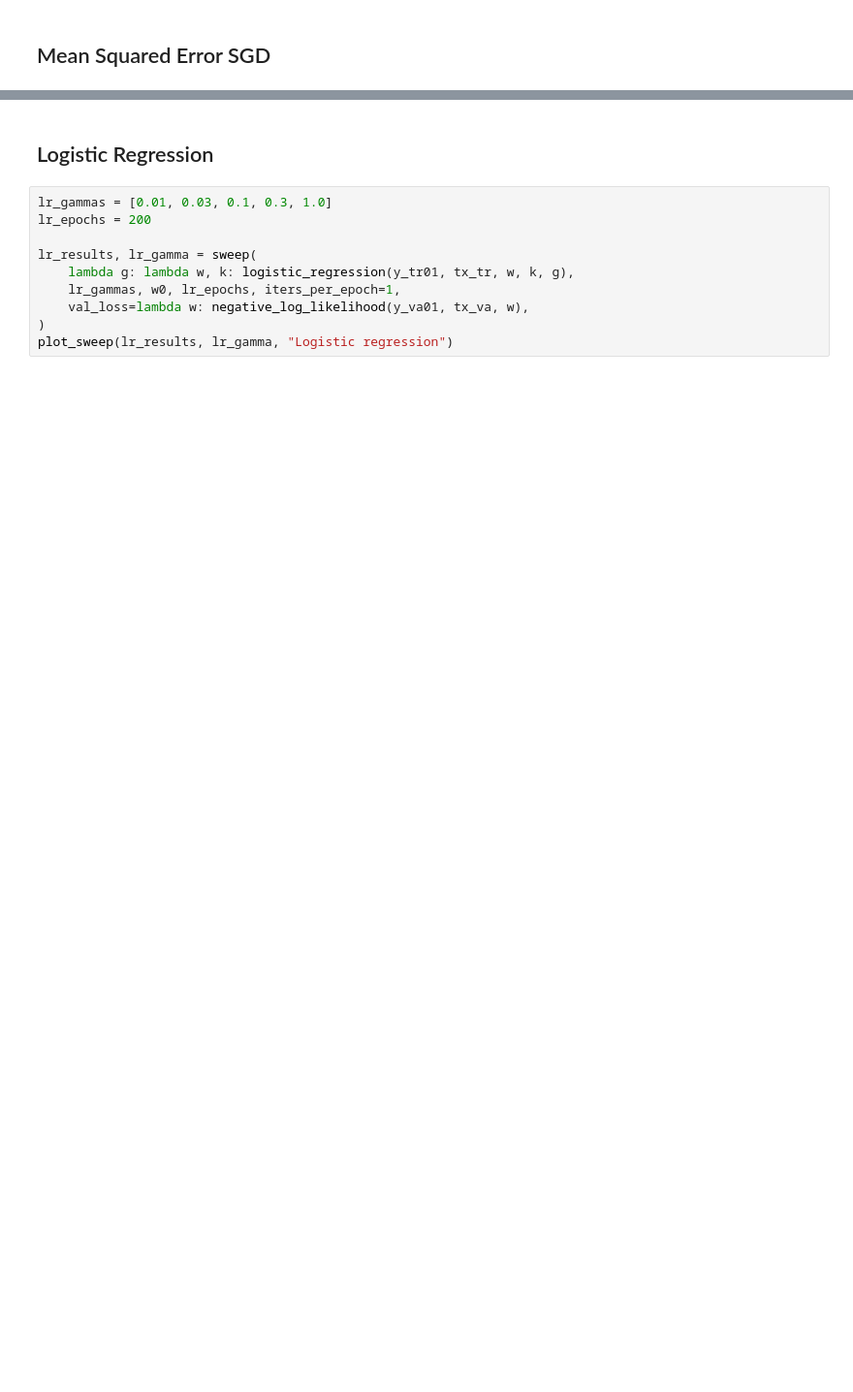
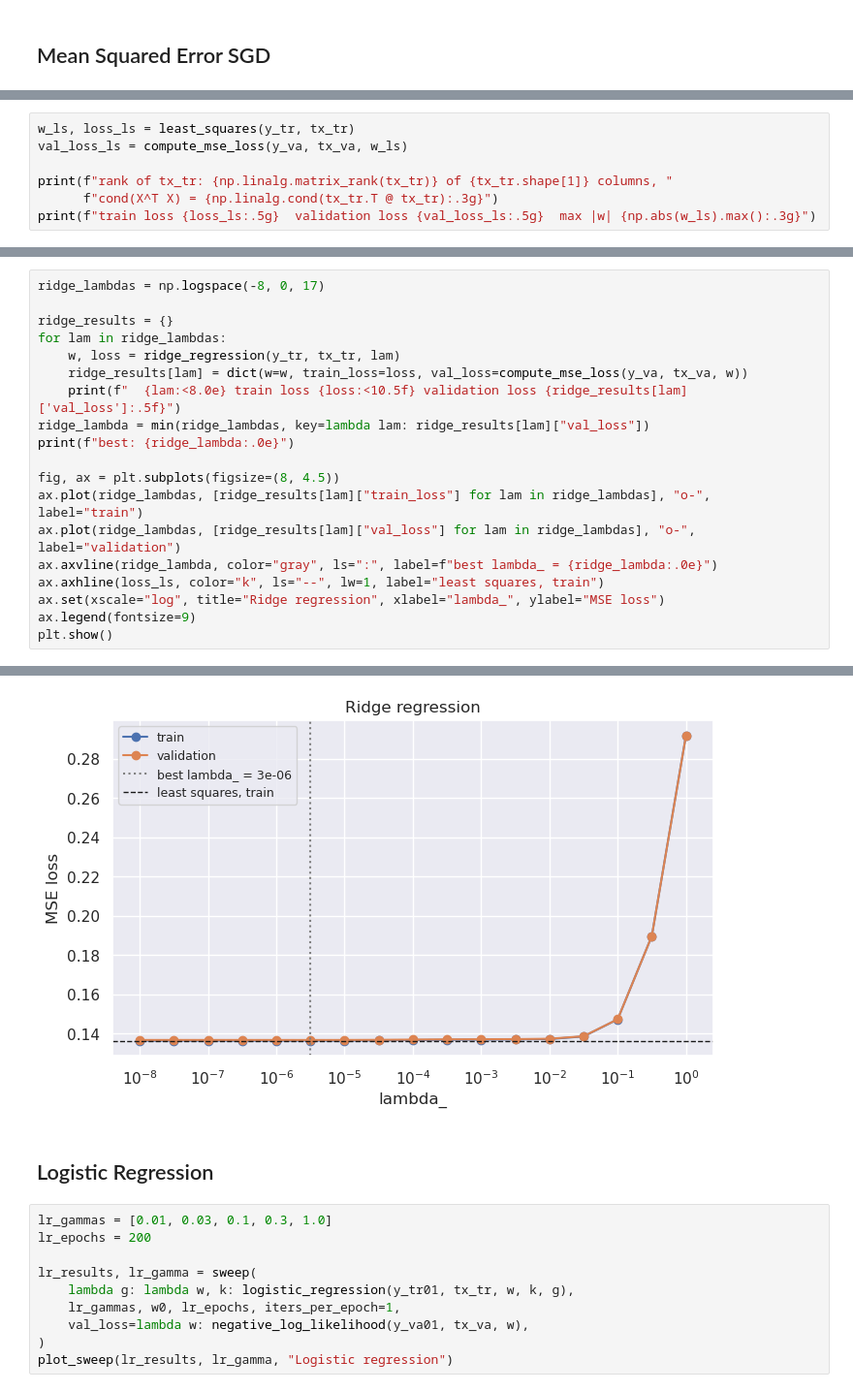
Before and after one commit to Candicci/ML_Project_HeartAttack, a Jupyter notebook: run.ipynb, the cells around one changed output, grey strips where cells are left out. Shown at 97% size. Saved outputs shown, nothing was run; the diff lists cells and outputs as text; blank space fills up the shorter version.

```diff
--- a/run.ipynb
+++ b/run.ipynb
@@ -245,0 +275,7 @@ best: 0.0001
+# %%
+w_ls, loss_ls = least_squares(y_tr, tx_tr)
+val_loss_ls = compute_mse_loss(y_va, tx_va, w_ls)
+
+print(f"rank of tx_tr: {np.linalg.matrix_rank(tx_tr)} of {tx_tr.shape[1]} columns, "
+      f"cond(X^T X) = {np.linalg.cond(tx_tr.T @ tx_tr):.3g}")
+print(f"train loss {loss_ls:.5g}  validation loss {val_loss_ls:.5g}  max |w| {np.abs(w_ls).max():.3g}")
@@ -245,0 +291,20 @@ best: 0.0001
+# %%
+ridge_lambdas = np.logspace(-8, 0, 17)
+
+ridge_results = {}
+for lam in ridge_lambdas:
+    w, loss = ridge_regression(y_tr, tx_tr, lam)
+    ridge_results[lam] = dict(w=w, train_loss=loss, val_loss=compute_mse_loss(y_va, tx_va, w))
+    print(f"  {lam:<8.0e} train loss {loss:<10.5f} validation loss {ridge_results[lam]['val_loss']:.5f}")
+ridge_lambda = min(ridge_lambdas, key=lambda lam: ridge_results[lam]["val_loss"])
+print(f"best: {ridge_lambda:.0e}")
+
+fig, ax = plt.subplots(figsize=(8, 4.5))
+ax.plot(ridge_lambdas, [ridge_results[lam]["train_loss"] for lam in ridge_lambdas], "o-", label="train")
+ax.plot(ridge_lambdas, [ridge_results[lam]["val_loss"] for lam in ridge_lambdas], "o-", label="validation")
+ax.axvline(ridge_lambda, color="gray", ls=":", label=f"best lambda_ = {ridge_lambda:.0e}")
+ax.axhline(loss_ls, color="k", ls="--", lw=1, label="least squares, train")
+ax.set(xscale="log", title="Ridge regression", xlabel="lambda_", ylabel="MSE loss")
+ax.legend(fontsize=9)
+plt.show()
+# %% [output]
@@ -246,3 +329,4 @@ best: 0.0001
+[figure, added]
 # %% [markdown]
 ## Logistic Regression
 # %%
```
Also changed, not shown: parts of 15 cells of this notebook, 1 other file.
